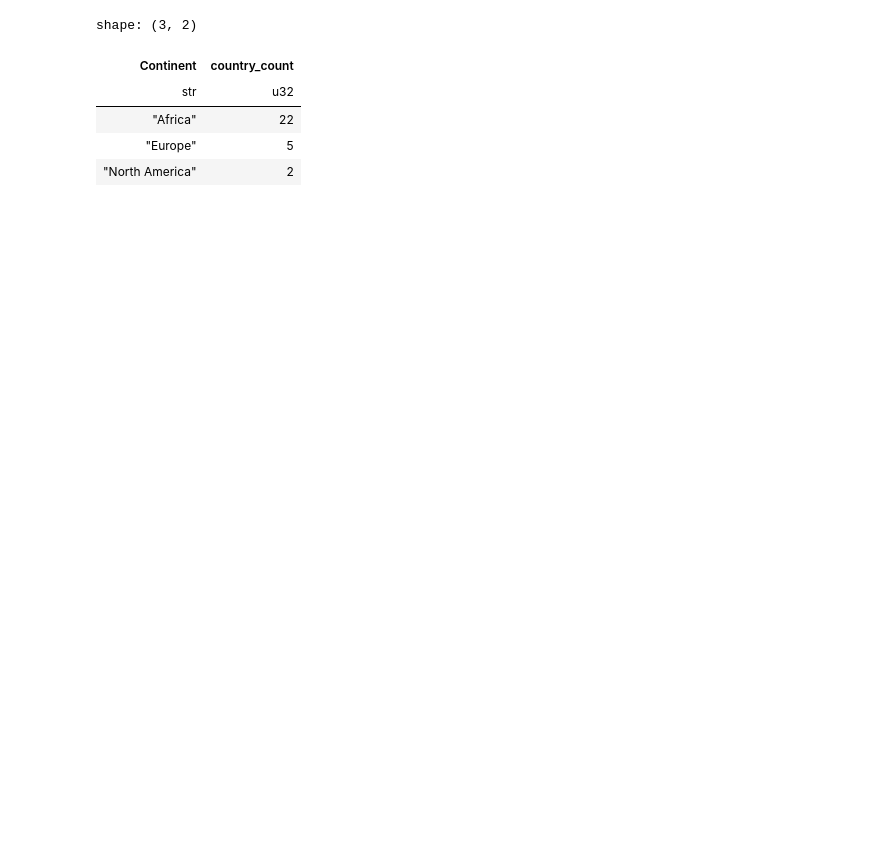
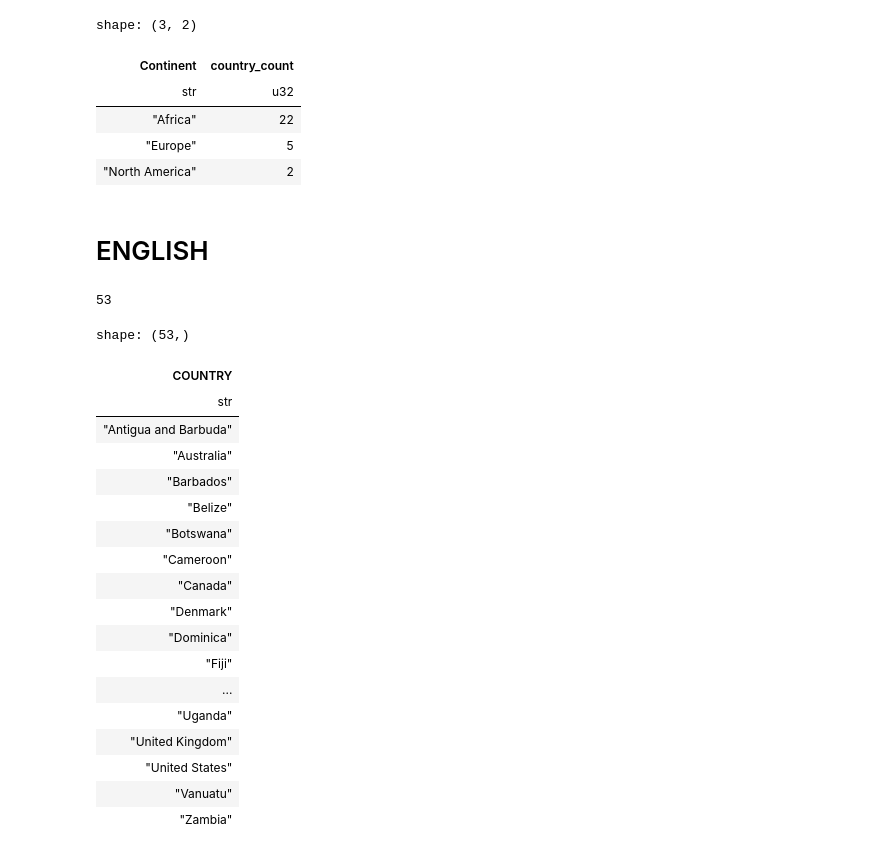
Before and after one commit to sergiorgiraldo/DataScience-Showcase, a Jupyter notebook: Languages/default.ipynb, the cells around one changed output. Saved outputs shown, nothing was run; the diff lists cells and outputs as text; code cells hidden in the pictures; blank space fills up the shorter version.

```diff
--- a/Languages/default.ipynb
+++ b/Languages/default.ipynb
@@ -127,3 +129,33 @@ shape: (3, 2)
 | "Africa" | 22 |
 | "Europe" | 5 |
 | "North America" | 2 |
+# %% [markdown]
+# ENGLISH
+# %%
+english=langs.filter(((langs['FIRST_OFFI'] == 'English') | (langs['SECOND_OFF'] == 'English'))
+                    & ((langs['TYPE_'] == 'Sovereign country')|(langs['TYPE_'] == 'Country'))
+                    & (langs['SOVEREIGNT'] == langs['COUNTRY'])
+                    )
+print(english['COUNTRY'].n_unique())
+english['COUNTRY'].unique().sort()
+# %% [output]
+53
+shape: (53,)
+| COUNTRY |
+| str |
+| "Antigua and Barbuda" |
+| "Australia" |
+| "Barbados" |
+| "Belize" |
+| "Botswana" |
+| "Cameroon" |
+| "Canada" |
+| "Denmark" |
+| "Dominica" |
+| "Fiji" |
+| ... |
+| "Uganda" |
+| "United Kingdom" |
+| "United States" |
+| "Vanuatu" |
+| "Zambia" |
```
Also changed, not shown: parts of 5 cells of this notebook, 1 other file.
